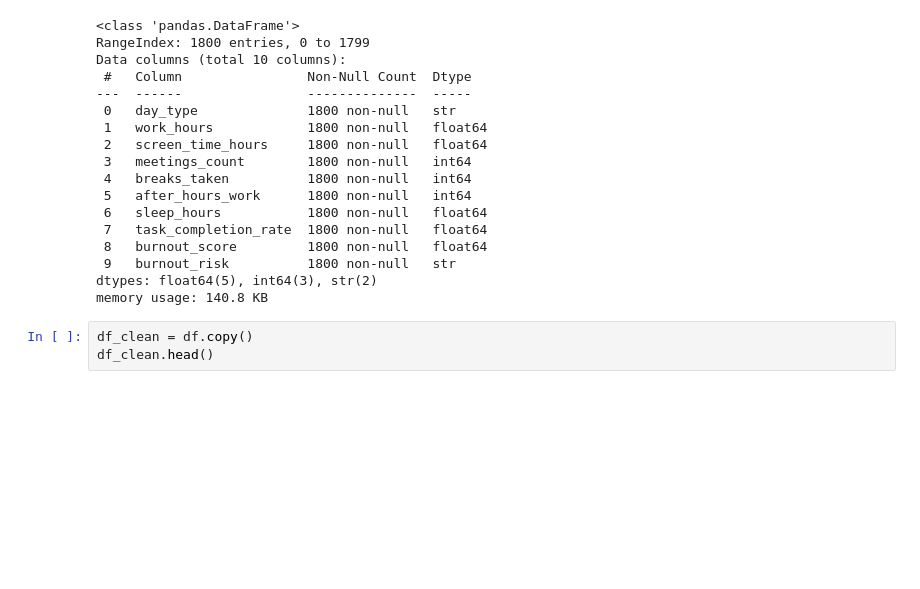
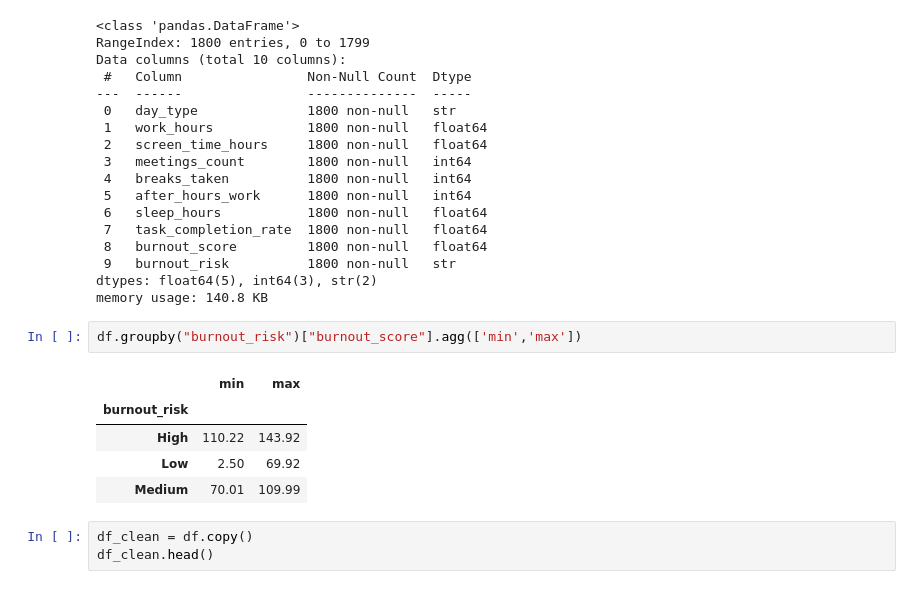
Before and after one commit to mahmoudali119/Burnout-Risk-Prediction, a Jupyter notebook: burnout_risk.ipynb, the cells around one changed output. Drawn from its saved outputs; the diff is of its cells as text; blank space fills up the shorter version.

```diff
--- a/burnout_risk.ipynb
+++ b/burnout_risk.ipynb
@@ -188,6 +188,14 @@ Data columns (total 10 columns):
  9   burnout_risk          1800 non-null   str
 dtypes: float64(5), int64(3), str(2)
 memory usage: 140.8 KB
+# %%
+df.groupby("burnout_risk")["burnout_score"].agg(['min','max'])
+# %% [output]
+|  | min | max |
+| burnout_risk |  |  |
+| High | 110.22 | 143.92 |
+| Low | 2.50 | 69.92 |
+| Medium | 70.01 | 109.99 |
 # %%
 df_clean = df.copy()
 df_clean.head()
```
Also changed, not shown: parts of 6 cells of this notebook.
